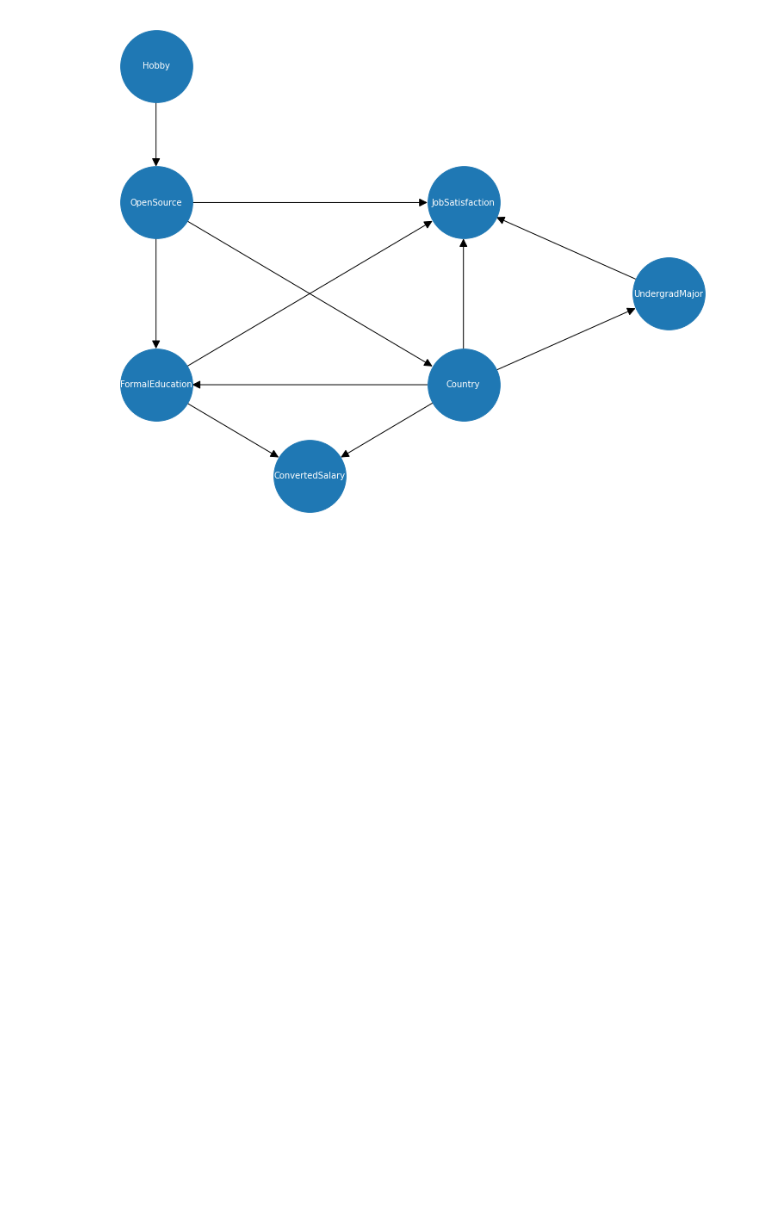
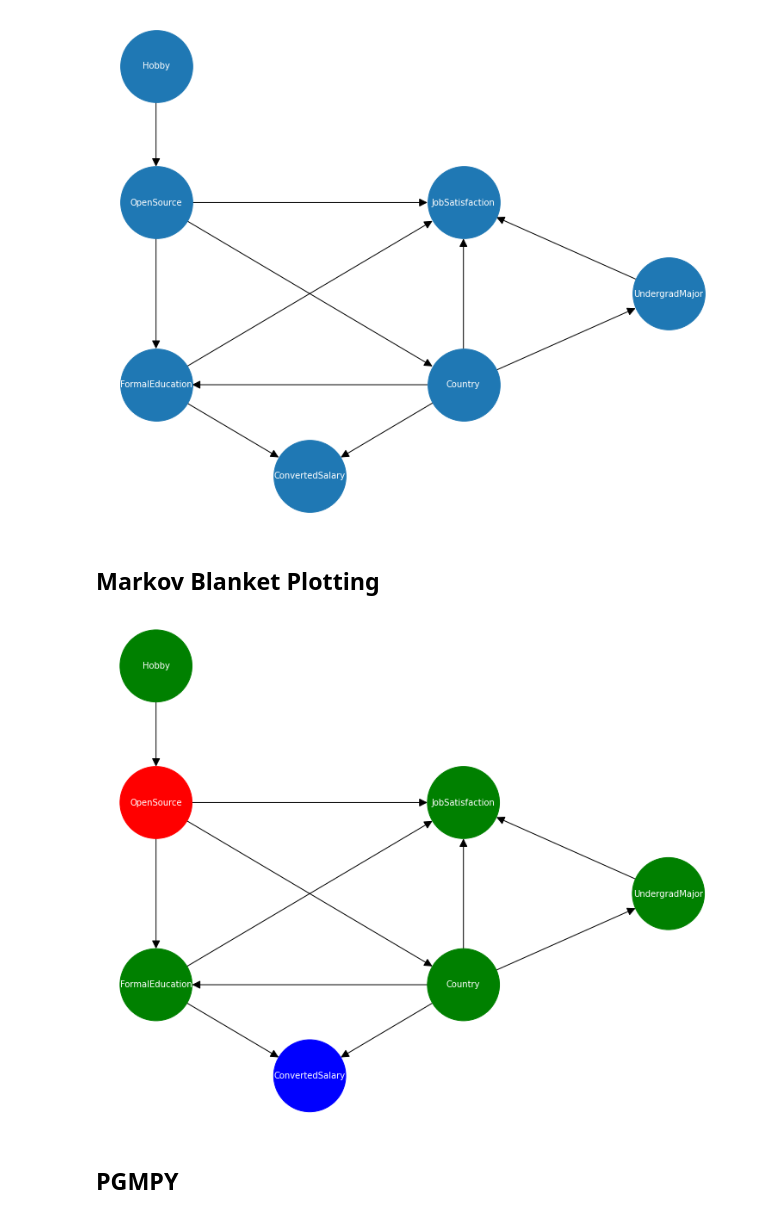
Before and after one commit to drchapman-17/faikr-bn, a Jupyter notebook: demo_V3.ipynb, the cells around one changed output. Drawn from its saved outputs; the diff is of its cells as text; code cells hidden in the pictures; blank space fills up the shorter version.

```diff
--- a/demo_V3.ipynb
+++ b/demo_V3.ipynb
@@ -244,3 +261,48 @@ nx.draw(G, arrows=True, with_labels=True, node_size=7000, arrowsize=20, pos=pos,
 # print(G.edges())
 # %% [output]
 [figure]
+# %% [markdown]
+## Markov Blanket Plotting
+# %%
+#Function to extract the Markov Blanket of a Node from the Graph
+def get_mb(graph, node):
+    mb = set()
+    parents = [i for i in graph.predecessors(node)]
+    mb.update(parents)
+    sons = [i for i in graph.successors(node)]
+    mb.update(sons)
+    sons_parents=[]
+    for s in sons:
+        sons_parents.extend([i for i in graph.predecessors(s) if i != node])
+
+    mb.update(sons_parents)
+    return mb
+
+#Markov Blanket Plotting Function
+def plot_mb(G, mb, node):
+    pos={'Hobby':(0.5,10),
+     'JobSatisfaction':(2,7),
+     'OpenSource':(0.5,7),
+     'FormalEducation':(0.5,3),
+     'Country':(2,3),
+     'ConvertedSalary':(1.25,1),
+     'UndergradMajor':(3,5)
+    }
+    plt.figure(figsize=(10,8))
+    color_map=[]
+    for n in G:
+        if n in mb:
+            color_map.append('green')
+        elif n == node:
+            color_map.append('red')
+        else:
+            color_map.append('blue')
+    nx.draw(G, arrows=True,node_color=color_map, with_labels=True, node_size=7000, arrowsize=20, pos=pos, font_size=10, font_color='white')
+
+mb=get_mb(G, 'OpenSource')
+plot_mb(G, mb, 'OpenSource')
+plt.show()
+# %% [output]
+[figure, added]
+# %% [markdown]
+## PGMPY
```
Also changed, not shown: parts of 8 cells of this notebook.
